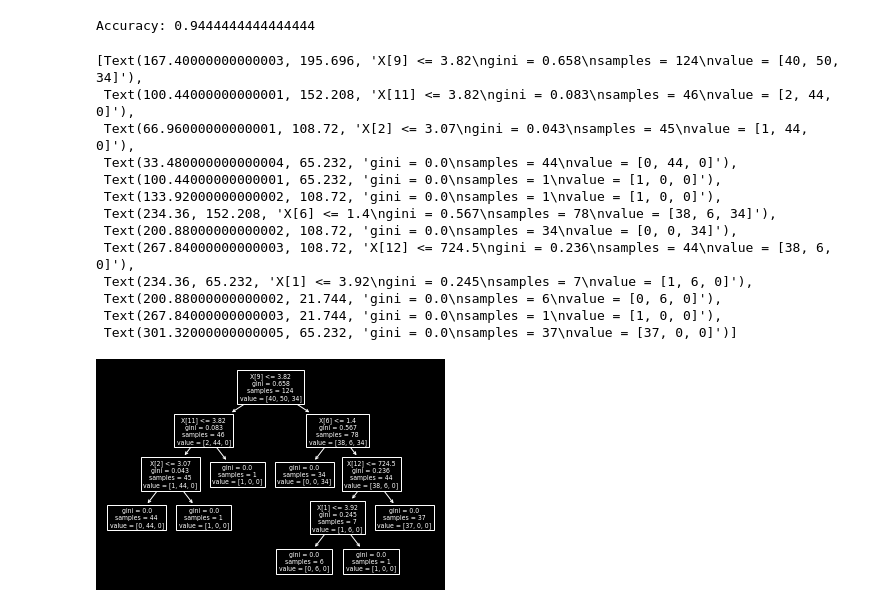
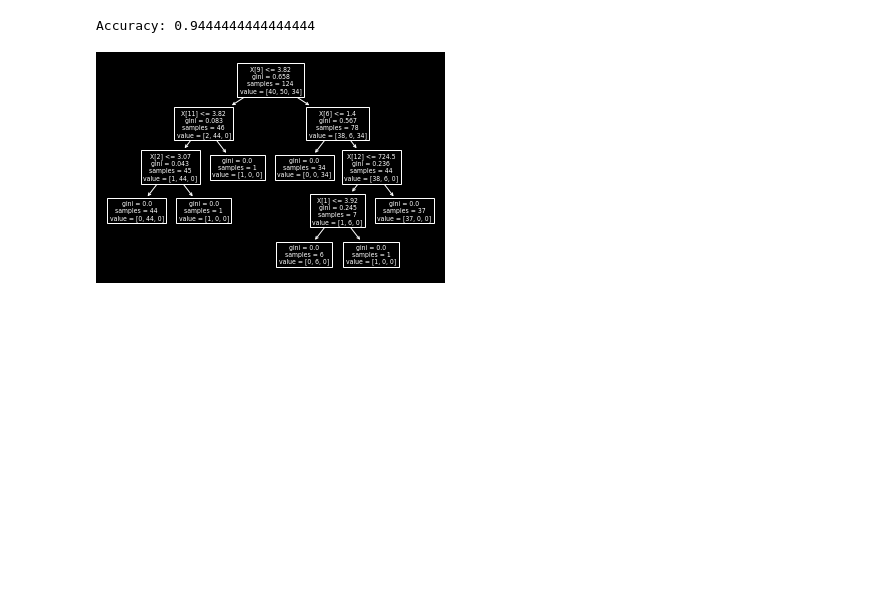
Before and after one commit to franneck94/UdemyML, a Jupyter notebook: Chapter9_DecisionTrees/CARTSklearn/CARTGraphic.ipynb, the cells around one changed output. Saved outputs shown, nothing was run; the diff lists cells and outputs as text; code cells hidden in the pictures; blank space fills up the shorter version.

```diff
--- a/Chapter9_DecisionTrees/CARTSklearn/CARTGraphic.ipynb
+++ b/Chapter9_DecisionTrees/CARTSklearn/CARTGraphic.ipynb
@@ -60,20 +60,7 @@ Accuracy: 0.9444444444444444
 # %%
 # graphviz
 from sklearn.tree import plot_tree
-# %%
-plot_tree(clf)
-# %% [output]
-[Text(167.40000000000003, 195.696, 'X[9] <= 3.82\ngini = 0.658\nsamples = 124\nvalue = [40, 50, 34]'),
- Text(100.44000000000001, 152.208, 'X[11] <= 3.82\ngini = 0.083\nsamples = 46\nvalue = [2, 44, 0]'),
- Text(66.96000000000001, 108.72, 'X[2] <= 3.07\ngini = 0.043\nsamples = 45\nvalue = [1, 44, 0]'),
- Text(33.480000000000004, 65.232, 'gini = 0.0\nsamples = 44\nvalue = [0, 44, 0]'),
- Text(100.44000000000001, 65.232, 'gini = 0.0\nsamples = 1\nvalue = [1, 0, 0]'),
- Text(133.92000000000002, 108.72, 'gini = 0.0\nsamples = 1\nvalue = [1, 0, 0]'),
- Text(234.36, 152.208, 'X[6] <= 1.4\ngini = 0.567\nsamples = 78\nvalue = [38, 6, 34]'),
- Text(200.88000000000002, 108.72, 'gini = 0.0\nsamples = 34\nvalue = [0, 0, 34]'),
- Text(267.84000000000003, 108.72, 'X[12] <= 724.5\ngini = 0.236\nsamples = 44\nvalue = [38, 6, 0]'),
- Text(234.36, 65.232, 'X[1] <= 3.92\ngini = 0.245\nsamples = 7\nvalue = [1, 6, 0]'),
- Text(200.88000000000002, 21.744, 'gini = 0.0\nsamples = 6\nvalue = [0, 6, 0]'),
- Text(267.84000000000003, 21.744, 'gini = 0.0\nsamples = 1\nvalue = [1, 0, 0]'),
- Text(301.32000000000005, 65.232, 'gini = 0.0\nsamples = 37\nvalue = [37, 0, 0]')]
-[figure, removed]
+# %%
+_ = plot_tree(clf)
+# %% [output]
+[figure, added]
```
Also changed, not shown: parts of 1 cell of this notebook.
